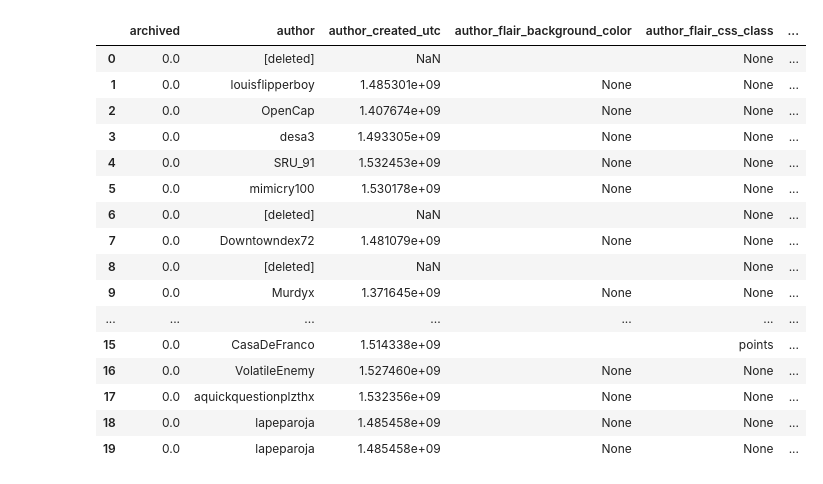
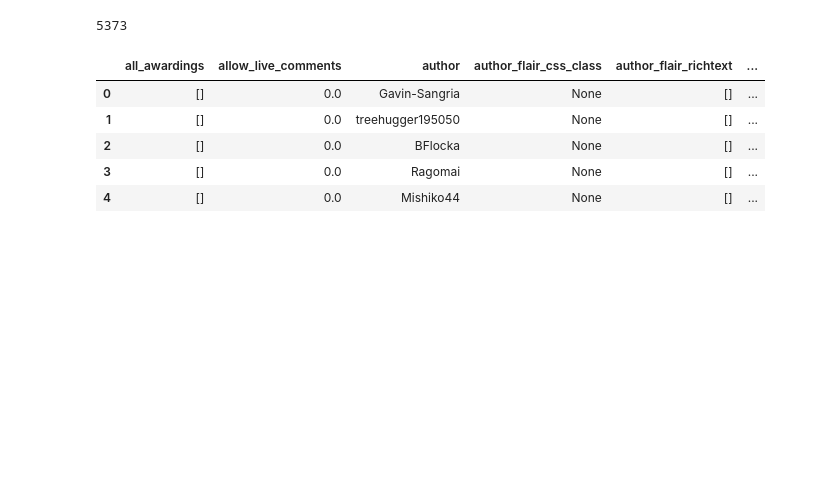
Before and after one commit to npg-mmilosh-cji/RedditQuarantineNLP, a Jupyter notebook: core/exploratory_sandbox/trp_posts_exploratory.ipynb, the cells around one changed output. Cells and saved outputs as stored; diff of their text form; code cells hidden in the pictures; blank space fills up the shorter version.

Commit message:
look at gaps in trp data after sep 30 2018

```diff
--- a/core/exploratory_sandbox/trp_posts_exploratory.ipynb
+++ b/core/exploratory_sandbox/trp_posts_exploratory.ipynb
@@ -5,28 +7,21 @@ import numpy as np
 from datetime import datetime
 # %%
-posts_file_path = os.path.join("..", "core", "data", "raw", "TheRedPill_weeks_2.json")
+posts_file_path = os.path.join("..", "core", "data", "raw", "TheRedPill_weeks_52.json")
 posts_df = pd.read_json(posts_file_path)
+# %%
+print(len(posts_df))
+# %% [output]
+5373
 # %%
 pd.set_option('display.max_columns', None)
-posts_df.head(n=20)
+posts_df.head(n=5)
 # %% [output]
-|  | archived | author | author_created_utc | author_flair_background_color | author_flair_css_class | ... |
-| 0 | 0.0 | [deleted] | NaN |  | None | ... |
-| 1 | 0.0 | louisflipperboy | 1.485301e+09 | None | None | ... |
-| 2 | 0.0 | OpenCap | 1.407674e+09 | None | None | ... |
-| 3 | 0.0 | desa3 | 1.493305e+09 | None | None | ... |
-| 4 | 0.0 | SRU_91 | 1.532453e+09 | None | None | ... |
-| 5 | 0.0 | mimicry100 | 1.530178e+09 | None | None | ... |
-| 6 | 0.0 | [deleted] | NaN |  | None | ... |
-| 7 | 0.0 | Downtowndex72 | 1.481079e+09 | None | None | ... |
-| 8 | 0.0 | [deleted] | NaN |  | None | ... |
-| 9 | 0.0 | Murdyx | 1.371645e+09 | None | None | ... |
-| ... | ... | ... | ... | ... | ... | ... |
-| 15 | 0.0 | CasaDeFranco | 1.514338e+09 |  | points | ... |
-| 16 | 0.0 | VolatileEnemy | 1.527460e+09 | None | None | ... |
-| 17 | 0.0 | aquickquestionplzthx | 1.532356e+09 | None | None | ... |
-| 18 | 0.0 | lapeparoja | 1.485458e+09 | None | None | ... |
-| 19 | 0.0 | lapeparoja | 1.485458e+09 | None | None | ... |
+|  | all_awardings | allow_live_comments | author | author_flair_css_class | author_flair_richtext | ... |
+| 0 | [] | 0.0 | Gavin-Sangria | None | [] | ... |
+| 1 | [] | 0.0 | treehugger195050 | None | [] | ... |
+| 2 | [] | 0.0 | BFlocka | None | [] | ... |
+| 3 | [] | 0.0 | Ragomai | None | [] | ... |
+| 4 | [] | 0.0 | Mishiko44 | None | [] | ... |
 # %%
 posts_df['created_date'] = pd.to_datetime(
     posts_df['created_utc'].apply(
```
Also changed, not shown: parts of 9 cells of this notebook, 1 other file.
